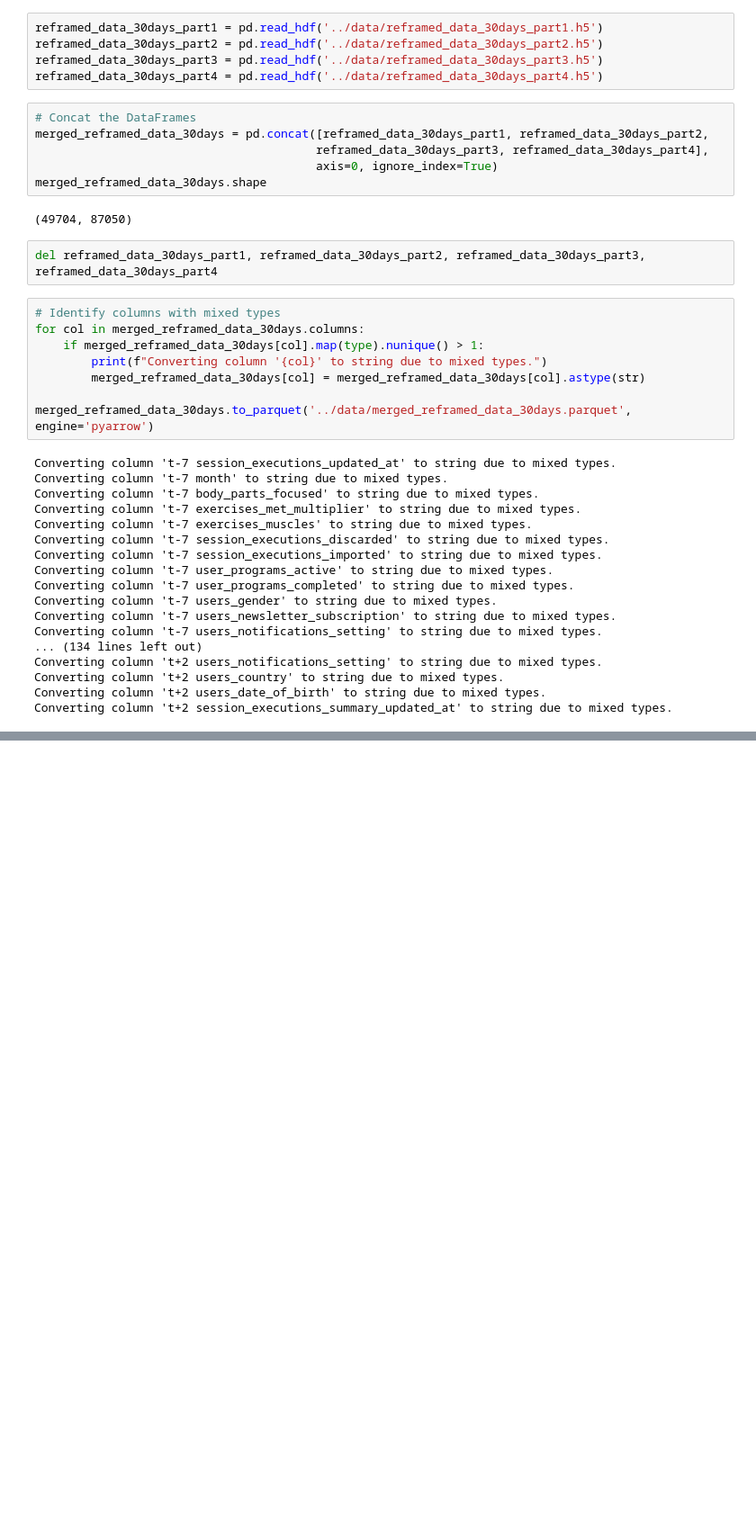
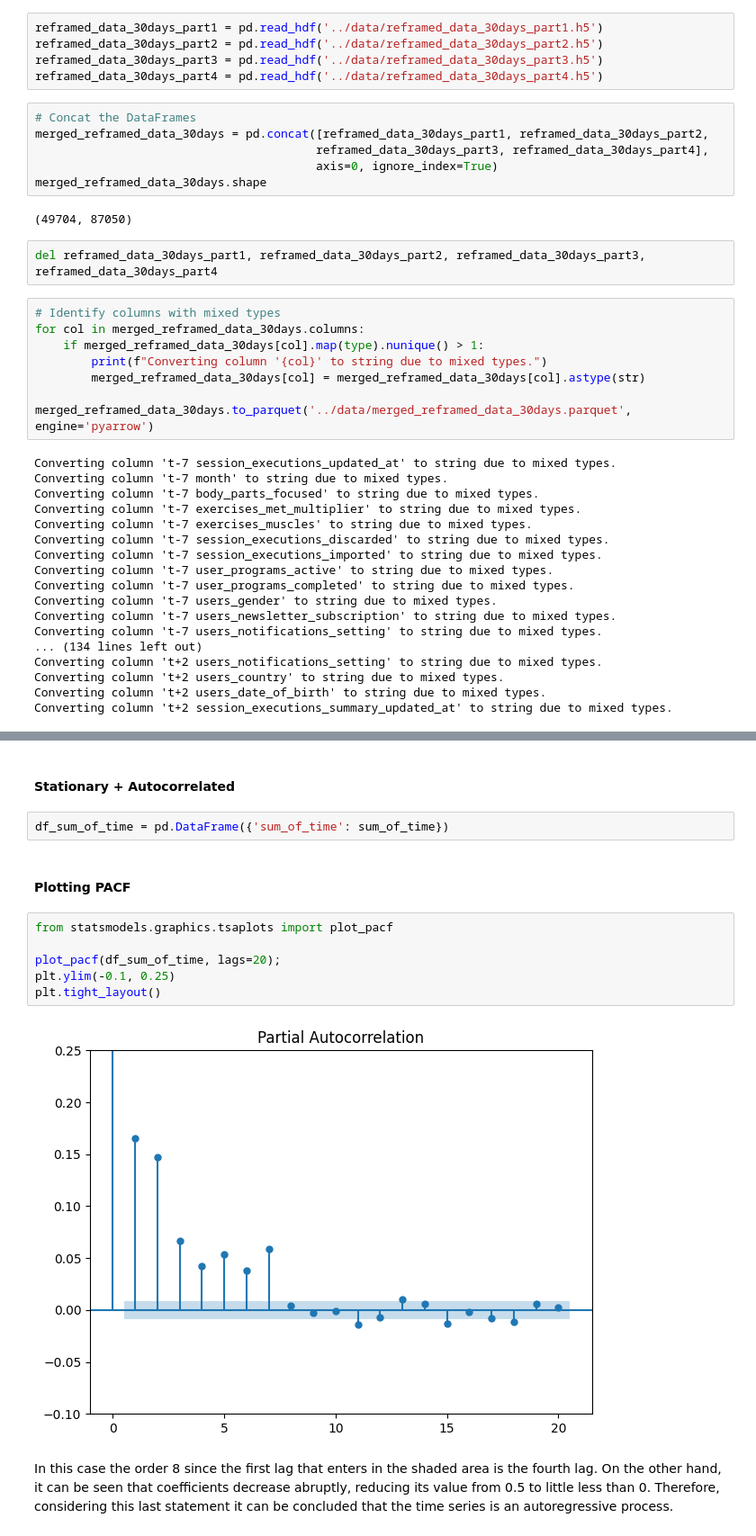
Before and after one commit to evidadeusto/mhunters, a Jupyter notebook: analysis_oscar_preprocessing/AI_models.ipynb, the cells around one changed output, grey strips where cells are left out. Shown at 90% size. Cells and saved outputs as stored; diff of their text form; blank space fills up the shorter version.

```diff
--- a/analysis_oscar_preprocessing/AI_models.ipynb
+++ b/analysis_oscar_preprocessing/AI_models.ipynb
@@ -662,0 +709,16 @@ merged_reframed_data_30days
+# %% [markdown]
+#### Stationary + Autocorrelated
+# %%
+df_sum_of_time = pd.DataFrame({'sum_of_time': sum_of_time})
+# %% [markdown]
+#### Plotting PACF
+# %%
+from statsmodels.graphics.tsaplots import plot_pacf
+
+plot_pacf(df_sum_of_time, lags=20);
+plt.ylim(-0.1, 0.25)
+plt.tight_layout()
+# %% [output]
+[figure, added]
+# %% [markdown]
+In this case the order 8 since the first lag that enters in the shaded area is the fourth lag. On the other hand, it can be seen that coefficients decrease abruptly, reducing its value from 0.5 to little less than 0. Therefore, considering this last statement it can be concluded that the time series is an autoregressive process.
```
Also changed, not shown: parts of 41 cells of this notebook.
